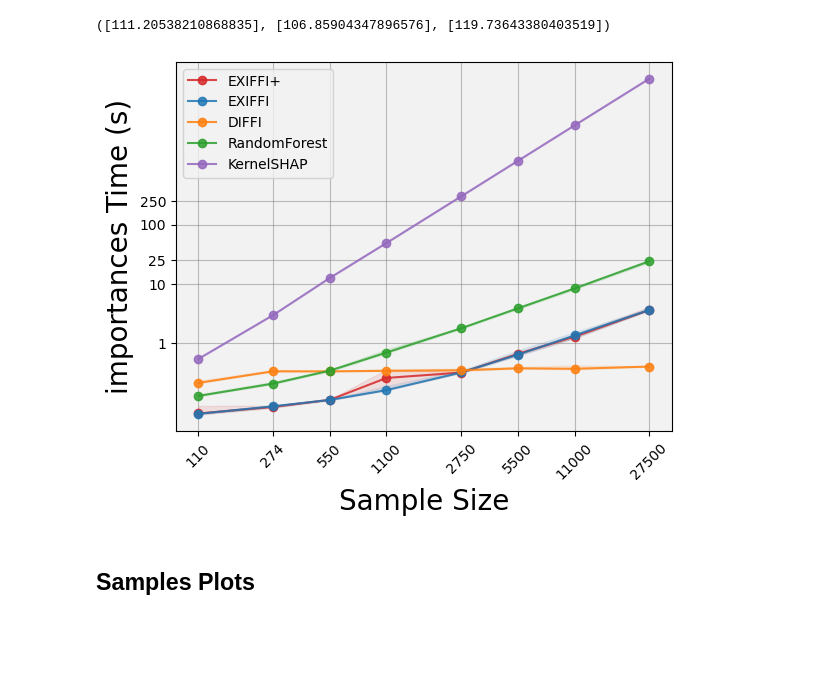
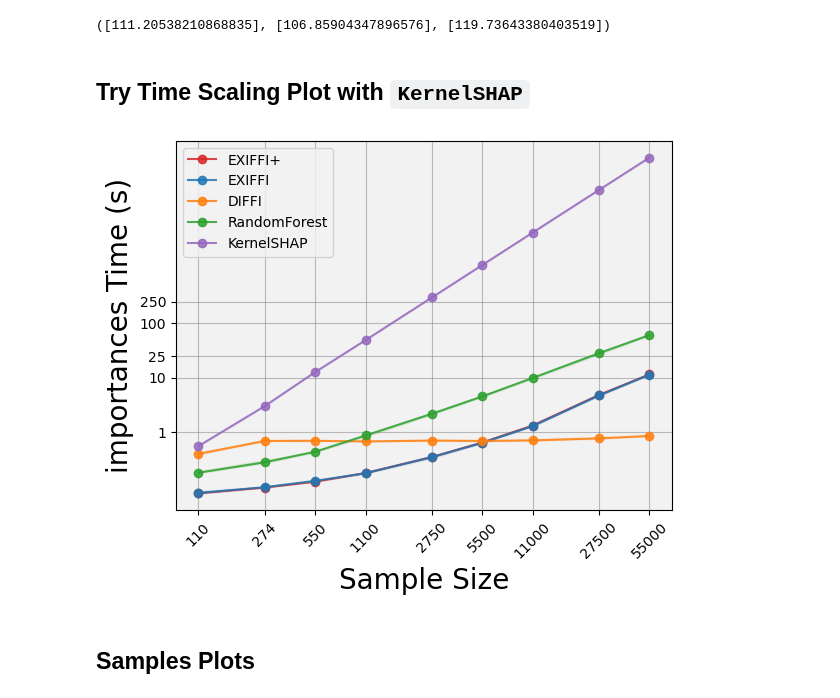
Before and after one commit to alessioarcudi/ExIFFI, a Jupyter notebook: notebooks/plot_time.ipynb, the cells around one changed output. Cells and saved outputs as stored; diff of their text form; code cells hidden in the pictures; blank space fills up the shorter version.

```diff
--- a/notebooks/plot_time.ipynb
+++ b/notebooks/plot_time.ipynb
@@ -321,26 +303,28 @@ def plot_time_scaling(basepath,
         plt.show()
 
     return fig,ax
+# %% [markdown]
+## Try Time Scaling Plot with `KernelSHAP`
 # %%
 importance_names=['EXIFFI+','EXIFFI','DIFFI','RandomForest','KernelSHAP']
 dataset_names_samples=['Xaxis_100_6','Xaxis_250_6','Xaxis_500_6',
               'Xaxis_1000_6','Xaxis_2500_6','Xaxis_5000_6',
-              'Xaxis_10000_6','Xaxis_25000_6']
+              'Xaxis_10000_6','Xaxis_25000_6','Xaxis_50000_6']
 data_path_samples=os.path.join(basepath,'data','syn')
 plot_path_samples=os.path.join(basepath,'experiments','results','time_scaling_plots','samples')
 # %%
 fig,ax=plot_time_scaling(basepath=basepath,
                          model_names=importance_names,
                          dataset_names=dataset_names_samples,
                          data_path=data_path_samples,
                          plot_path=plot_path_samples,
                          type="importances",
                          plot_type="samples",
                          show_plot=True,
                          save_plot=False,
-                         dict_name='time_scaling_test_shap_new.pickle')
+                         dict_name='time_scaling_test_acq2.pickle')
 # %% [output]
-[figure, old version]
+[figure, new version]
 # %% [markdown]
 ## Samples Plots
 # %% [markdown]
```
Also changed, not shown: parts of 12 cells of this notebook, 4 other files.
